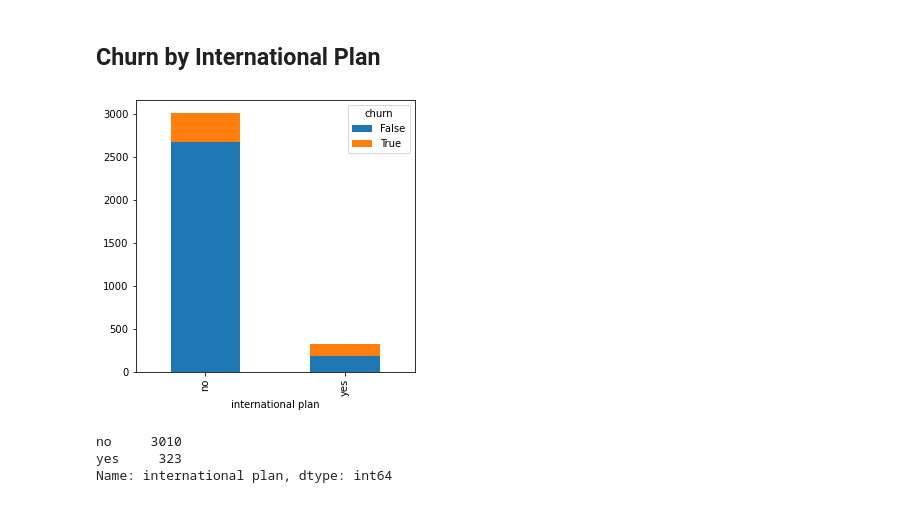
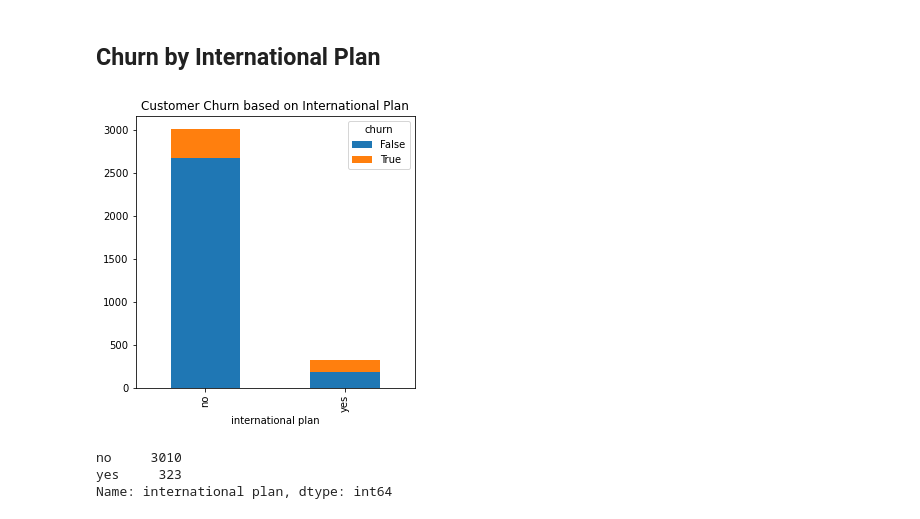
Before and after one commit to alvarodriguez95/Churn-in-Telecom, a Jupyter notebook: Alvaros Code.ipynb, the cells around one changed output. Drawn from its saved outputs; the diff is of its cells as text; code cells hidden in the pictures.

```diff
--- a/Alvaros Code.ipynb
+++ b/Alvaros Code.ipynb
@@ -216,9 +221,13 @@ dtype: float64
 # %% [markdown]
 ## Churn by International Plan
 # %%
-df.groupby(["international plan", "churn"]).size().unstack().plot(kind='bar', stacked=True, figsize=(5,5));
+df.groupby(["international plan", "churn"]).size().unstack().plot(kind='bar', stacked=True, figsize=(5,5))
+plt.title("Customer Churn based on International Plan")
+
+# Show the chart
+plt.show();
 # %% [output]
-[figure, old version]
+[figure, new version]
 # %%
 df['international plan'].value_counts()
 # %% [output]
```
Also changed, not shown: parts of 87 cells of this notebook.
